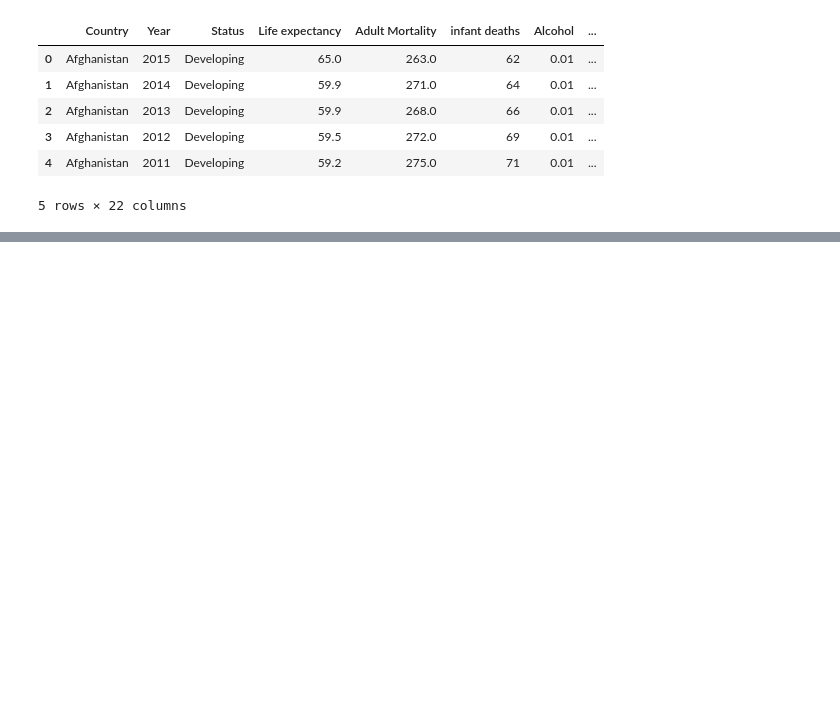
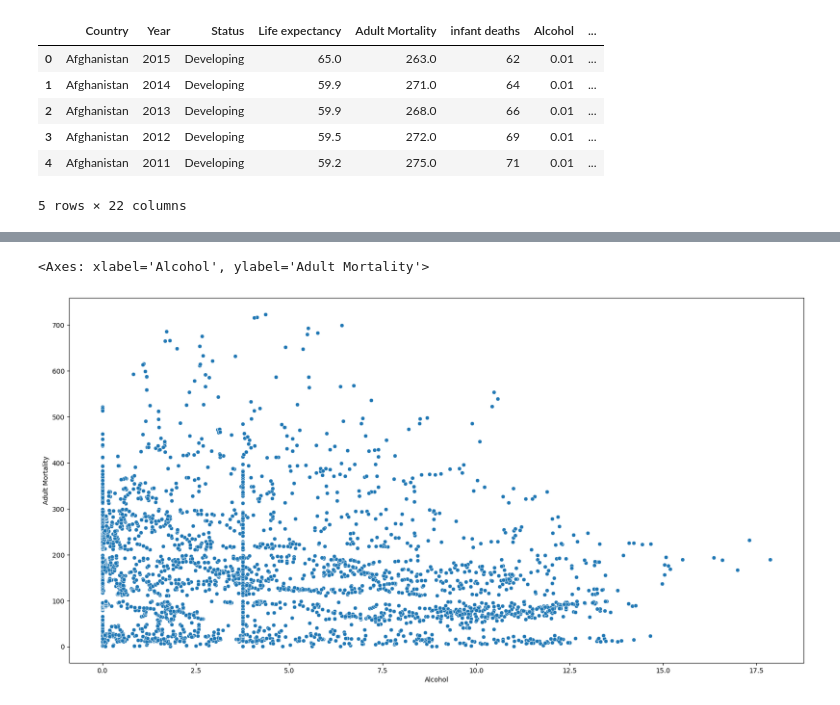
Before and after one commit to Marcos-Verdi/DA_Reg_WhoLifeExpectancy, a Jupyter notebook: life_expectancy_analysis.ipynb, the cells around one changed output, grey strips where cells are left out. Cells and saved outputs as stored; diff of their text form; code cells hidden in the pictures; blank space fills up the shorter version.

```diff
--- a/life_expectancy_analysis.ipynb
+++ b/life_expectancy_analysis.ipynb
@@ -15,0 +301,6 @@ df.head(5)
+# %%
+plt.figure(figsize=(20,10))
+sns.scatterplot(x=df['Alcohol'],y=df['Adult Mortality'])
+# %% [output]
+<Axes: xlabel='Alcohol', ylabel='Adult Mortality'>
+[figure, added]
```
Also changed, not shown: parts of 40 cells of this notebook.
